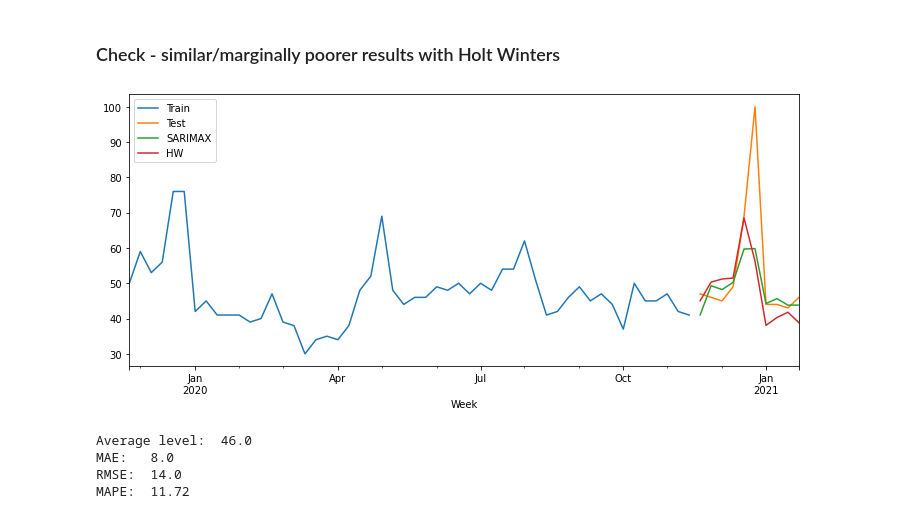
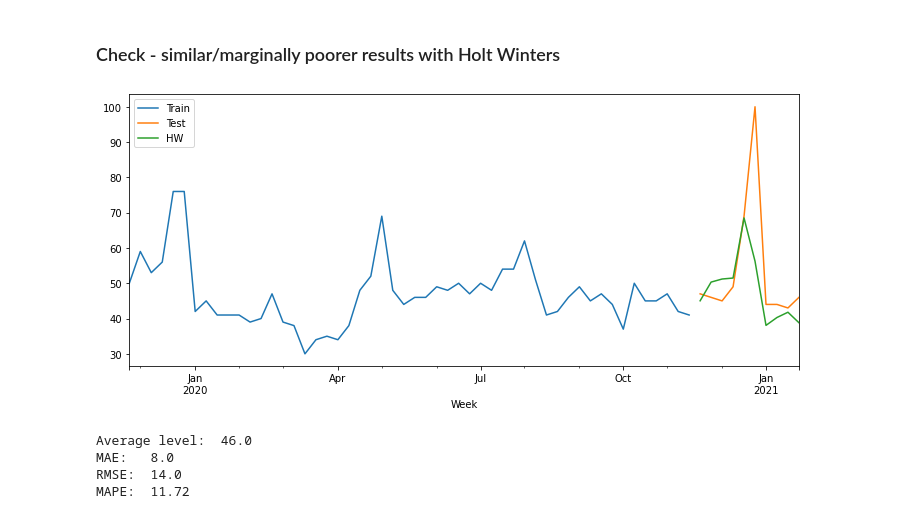
Before and after one commit to uditgt/TimeSeries, a Jupyter notebook: 2. SARIMAX.ipynb, the cells around one changed output. Drawn from its saved outputs; the diff is of its cells as text; code cells hidden in the pictures.

```diff
--- a/2. SARIMAX.ipynb
+++ b/2. SARIMAX.ipynb
@@ -286,12 +290,12 @@ preds_hw = model_hw.forecast(steps=test_periods).rename('HW')
 # %%
 plt.figure(figsize = (12,5))
 train[-52:].plot(label = 'Train');
 test.plot(label = 'Test');
-preds.plot(label = 'SARIMAX');
+# preds.plot(label = 'SARIMAX');
 preds_hw.plot(label = 'HW');
 plt.legend(loc='best');
 # %% [output]
-[figure, old version]
+[figure, new version]
 # %%
 print('Average level: ', round(df['Churrasco'].mean(),0))
 print('MAE:  ', mean_absolute_error(test, preds_hw).round(0))
```
Also changed, not shown: parts of 11 cells of this notebook, 2 other files.
